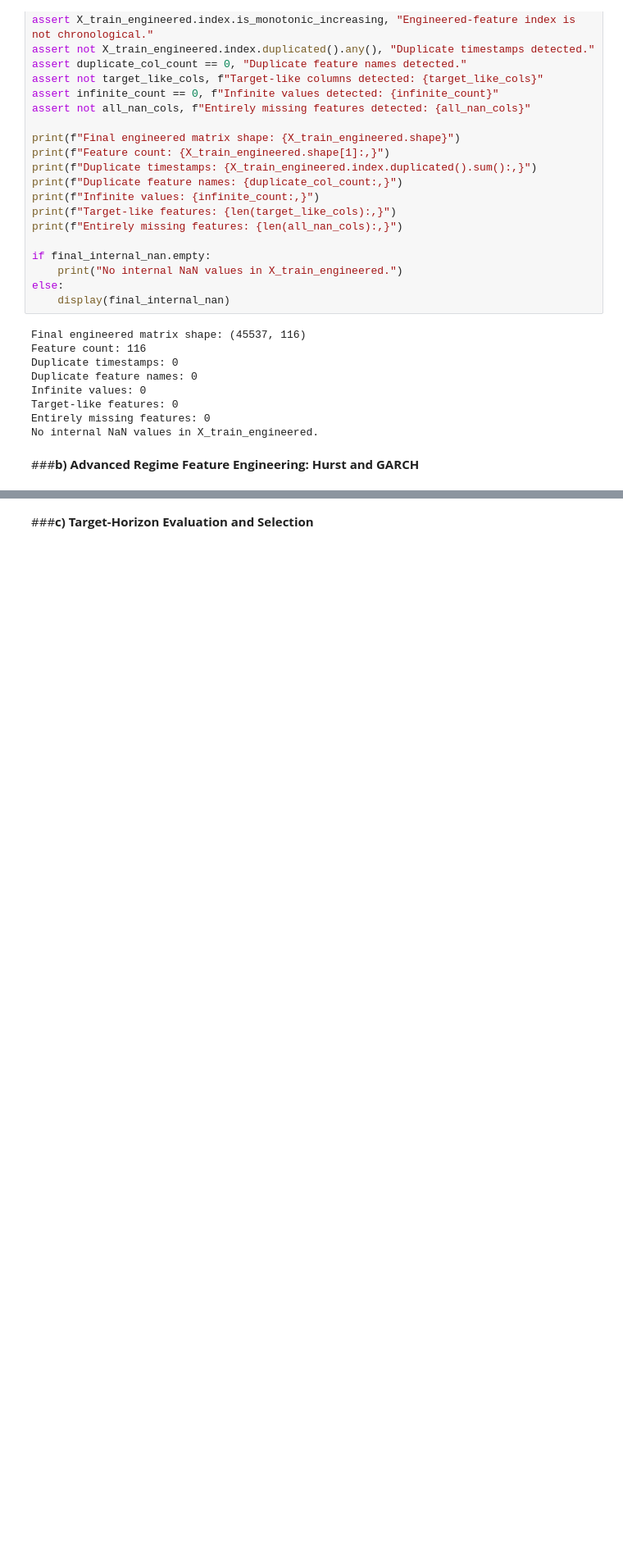
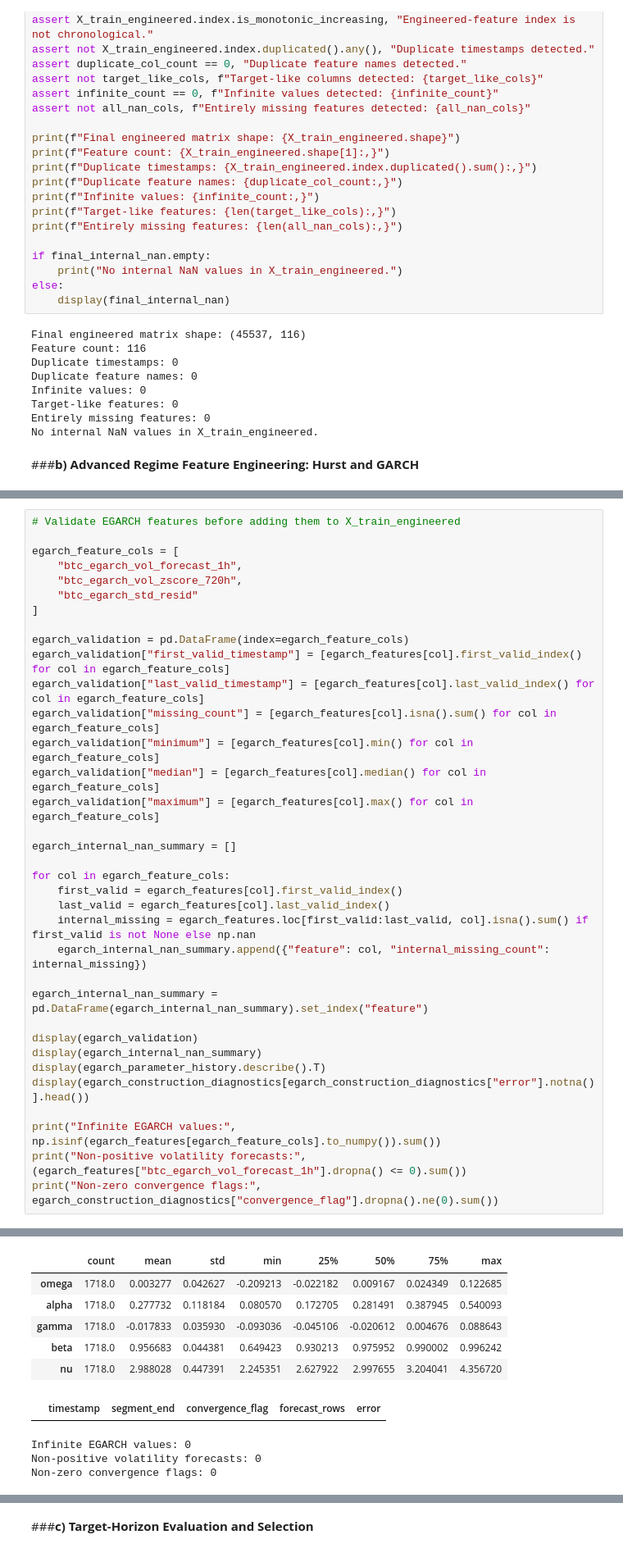
Before and after one commit to jade-lam/CQF, a Jupyter notebook: CQF_Final_Project.ipynb, the cells around one changed output, grey strips where cells are left out. Shown at 82% size. Drawn from its saved outputs; the diff is of its cells as text; blank space fills up the shorter version.

```diff
--- a/CQF_Final_Project.ipynb
+++ b/CQF_Final_Project.ipynb
@@ -3324,0 +3614,36 @@ No internal NaN values in X_train_engineered.
+# %%
+# Validate EGARCH features before adding them to X_train_engineered
+
+egarch_feature_cols = [
+    "btc_egarch_vol_forecast_1h",
+    "btc_egarch_vol_zscore_720h",
+    "btc_egarch_std_resid"
+]
+
+egarch_validation = pd.DataFrame(index=egarch_feature_cols)
+egarch_validation["first_valid_timestamp"] = [egarch_features[col].first_valid_index() for col in egarch_feature_cols]
+egarch_validation["last_valid_timestamp"] = [egarch_features[col].last_valid_index() for col in egarch_feature_cols]
+egarch_validation["missing_count"] = [egarch_features[col].isna().sum() for col in egarch_feature_cols]
+egarch_validation["minimum"] = [egarch_features[col].min() for col in egarch_feature_cols]
+egarch_validation["median"] = [egarch_features[col].median() for col in egarch_feature_cols]
+egarch_validation["maximum"] = [egarch_features[col].max() for col in egarch_feature_cols]
+
+egarch_internal_nan_summary = []
+
+for col in egarch_feature_cols:
+    first_valid = egarch_features[col].first_valid_index()
+    last_valid = egarch_features[col].last_valid_index()
+    internal_missing = egarch_features.loc[first_valid:last_valid, col].isna().sum() if first_valid is not None else np.nan
+    egarch_internal_nan_summary.append({"feature": col, "internal_missing_count": internal_missing})
+
+egarch_internal_nan_summary = pd.DataFrame(egarch_internal_nan_summary).set_index("feature")
+
+display(egarch_validation)
+display(egarch_internal_nan_summary)
+display(egarch_parameter_history.describe().T)
+display(egarch_construction_diagnostics[egarch_construction_diagnostics["error"].notna()].head())
+
+print("Infinite EGARCH values:", np.isinf(egarch_features[egarch_feature_cols].to_numpy()).sum())
+print("Non-positive volatility forecasts:", (egarch_features["btc_egarch_vol_forecast_1h"].dropna() <= 0).sum())
+print("Non-zero convergence flags:", egarch_construction_diagnostics["convergence_flag"].dropna().ne(0).sum())
+# %% [output]
@@ -3324,0 +3659,10 @@ No internal NaN values in X_train_engineered.
+|  | count | mean | std | min | 25% | 50% | 75% | max |
+| omega | 1718.0 | 0.003277 | 0.042627 | -0.209213 | -0.022182 | 0.009167 | 0.024349 | 0.122685 |
+| alpha | 1718.0 | 0.277732 | 0.118184 | 0.080570 | 0.172705 | 0.281491 | 0.387945 | 0.540093 |
+| gamma | 1718.0 | -0.017833 | 0.035930 | -0.093036 | -0.045106 | -0.020612 | 0.004676 | 0.088643 |
+| beta | 1718.0 | 0.956683 | 0.044381 | 0.649423 | 0.930213 | 0.975952 | 0.990002 | 0.996242 |
+| nu | 1718.0 | 2.988028 | 0.447391 | 2.245351 | 2.627922 | 2.997655 | 3.204041 | 4.356720 |
+|  | timestamp | segment_end | convergence_flag | forecast_rows | error |
+Infinite EGARCH values: 0
+Non-positive volatility forecasts: 0
+Non-zero convergence flags: 0
```
Also changed, not shown: parts of 17 cells of this notebook.
